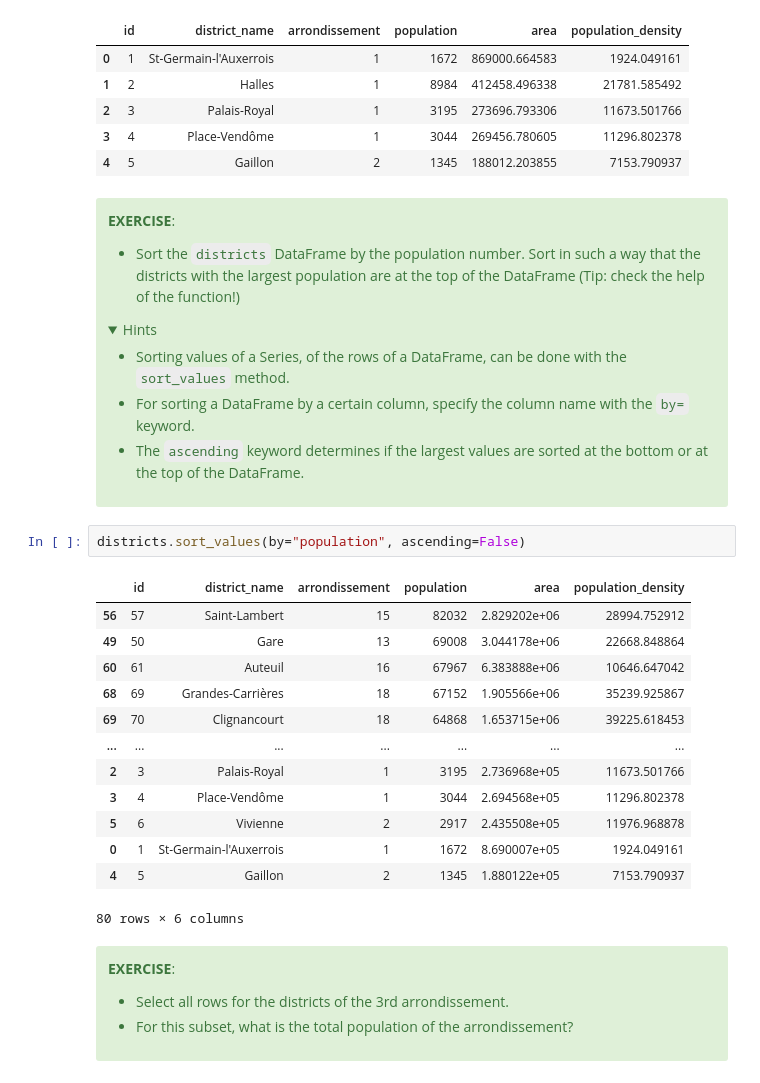
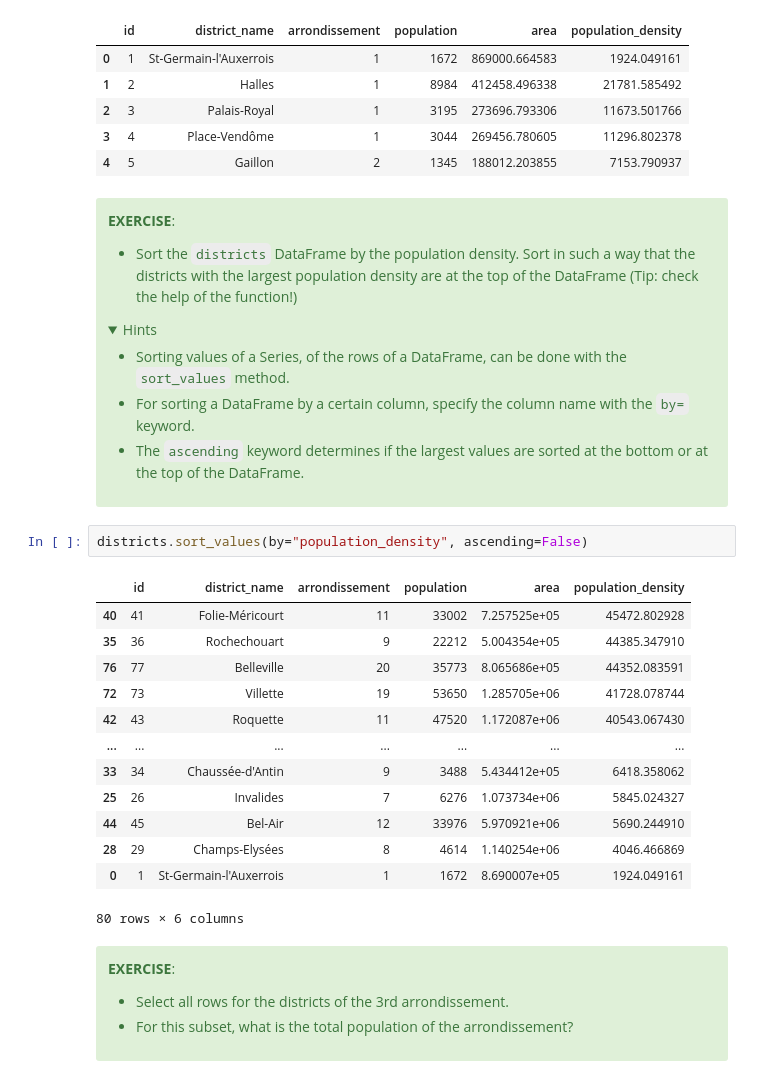
Before and after one commit to plovercode/course-python-geospatial, a Jupyter notebook: notebooks/01-introduction-tabular-data.ipynb, the cells around one changed output. Cells and saved outputs as stored; diff of their text form; folded sections open.

```diff
--- a/notebooks/01-introduction-tabular-data.ipynb
+++ b/notebooks/01-introduction-tabular-data.ipynb
@@ -590,7 +633,7 @@ districts.head()
 
 **EXERCISE**:
 
-* Sort the `districts` DataFrame by the population number. Sort in such a way that the districts with the largest population are at the top of the DataFrame (Tip: check the help of the function!)
+* Sort the `districts` DataFrame by the population density. Sort in such a way that the districts with the largest population density are at the top of the DataFrame (Tip: check the help of the function!)
 
 <details>
   <summary>Hints</summary>
@@ -602,20 +645,20 @@ districts.head()
 
 </div>
 # %%
-districts.sort_values(by="population", ascending=False)
+districts.sort_values(by="population_density", ascending=False)
 # %% [output]
 |  | id | district_name | arrondissement | population | area | population_density |
-| 56 | 57 | Saint-Lambert | 15 | 82032 | 2.829202e+06 | 28994.752912 |
-| 49 | 50 | Gare | 13 | 69008 | 3.044178e+06 | 22668.848864 |
-| 60 | 61 | Auteuil | 16 | 67967 | 6.383888e+06 | 10646.647042 |
-| 68 | 69 | Grandes-Carrières | 18 | 67152 | 1.905566e+06 | 35239.925867 |
-| 69 | 70 | Clignancourt | 18 | 64868 | 1.653715e+06 | 39225.618453 |
+| 40 | 41 | Folie-Méricourt | 11 | 33002 | 7.257525e+05 | 45472.802928 |
+| 35 | 36 | Rochechouart | 9 | 22212 | 5.004354e+05 | 44385.347910 |
+| 76 | 77 | Belleville | 20 | 35773 | 8.065686e+05 | 44352.083591 |
+| 72 | 73 | Villette | 19 | 53650 | 1.285705e+06 | 41728.078744 |
+| 42 | 43 | Roquette | 11 | 47520 | 1.172087e+06 | 40543.067430 |
 | ... | ... | ... | ... | ... | ... | ... |
-| 2 | 3 | Palais-Royal | 1 | 3195 | 2.736968e+05 | 11673.501766 |
-| 3 | 4 | Place-Vendôme | 1 | 3044 | 2.694568e+05 | 11296.802378 |
-| 5 | 6 | Vivienne | 2 | 2917 | 2.435508e+05 | 11976.968878 |
+| 33 | 34 | Chaussée-d'Antin | 9 | 3488 | 5.434412e+05 | 6418.358062 |
+| 25 | 26 | Invalides | 7 | 6276 | 1.073734e+06 | 5845.024327 |
+| 44 | 45 | Bel-Air | 12 | 33976 | 5.970921e+06 | 5690.244910 |
+| 28 | 29 | Champs-Elysées | 8 | 4614 | 1.140254e+06 | 4046.466869 |
 | 0 | 1 | St-Germain-l'Auxerrois | 1 | 1672 | 8.690007e+05 | 1924.049161 |
-| 4 | 5 | Gaillon | 2 | 1345 | 1.880122e+05 | 7153.790937 |
 80 rows × 6 columns
 # %% [markdown]
 <div class="alert alert-success">
```
Also changed, not shown: parts of 16 cells of this notebook, 5 other files.
